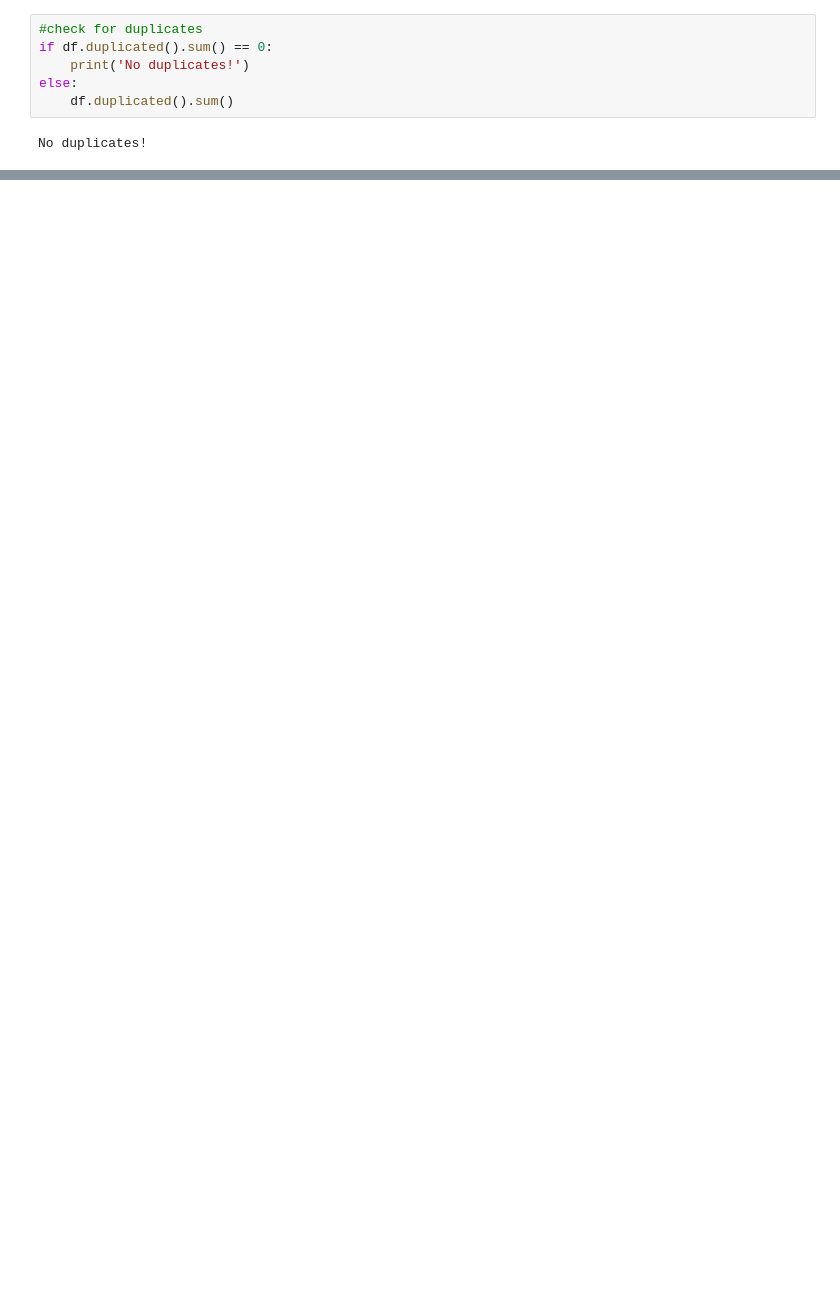
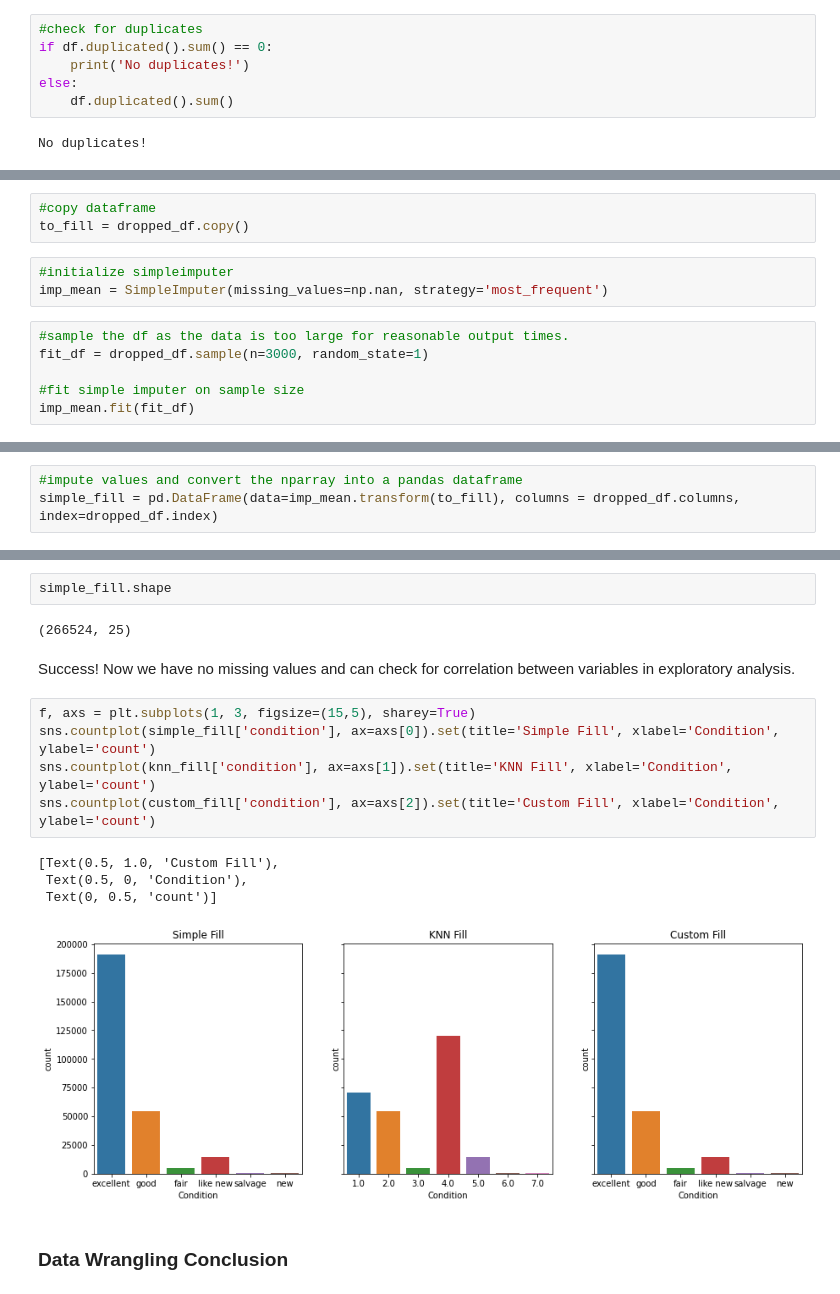
Before and after one commit to mitty4/usedCarPricePrediction, a Jupyter notebook: Data_Wrangling_Capstone_Two.ipynb, the cells around one changed output, grey strips where cells are left out. Saved outputs shown, nothing was run; the diff lists cells and outputs as text; blank space fills up the shorter version.

```diff
--- a/Data_Wrangling_Capstone_Two.ipynb
+++ b/Data_Wrangling_Capstone_Two.ipynb
@@ -187,0 +463,12 @@ set(dropped_df.columns).symmetric_difference(set(df.columns))
+# %%
+#copy dataframe
+to_fill = dropped_df.copy()
+# %%
+#initialize simpleimputer
+imp_mean = SimpleImputer(missing_values=np.nan, strategy='most_frequent')
+# %%
+#sample the df as the data is too large for reasonable output times.
+fit_df = dropped_df.sample(n=3000, random_state=1)
+
+#fit simple imputer on sample size
+imp_mean.fit(fit_df)
@@ -187,0 +477,3 @@ set(dropped_df.columns).symmetric_difference(set(df.columns))
+# %%
+#impute values and convert the nparray into a pandas dataframe
+simple_fill = pd.DataFrame(data=imp_mean.transform(to_fill), columns = dropped_df.columns, index=dropped_df.index)
@@ -187,0 +501,18 @@ set(dropped_df.columns).symmetric_difference(set(df.columns))
+# %%
+simple_fill.shape
+# %% [output]
+(266524, 25)
+# %% [markdown]
+Success! Now we have no missing values and can check for correlation between variables in exploratory analysis.
+# %%
+f, axs = plt.subplots(1, 3, figsize=(15,5), sharey=True)
+sns.countplot(simple_fill['condition'], ax=axs[0]).set(title='Simple Fill', xlabel='Condition', ylabel='count')
+sns.countplot(knn_fill['condition'], ax=axs[1]).set(title='KNN Fill', xlabel='Condition', ylabel='count')
+sns.countplot(custom_fill['condition'], ax=axs[2]).set(title='Custom Fill', xlabel='Condition', ylabel='count')
+# %% [output]
+[Text(0.5, 1.0, 'Custom Fill'),
+ Text(0.5, 0, 'Condition'),
+ Text(0, 0.5, 'count')]
+[figure, added]
+# %% [markdown]
+### <span id="Conclusion"> Data Wrangling Conclusion</span>
```
Also changed, not shown: parts of 65 cells of this notebook.
